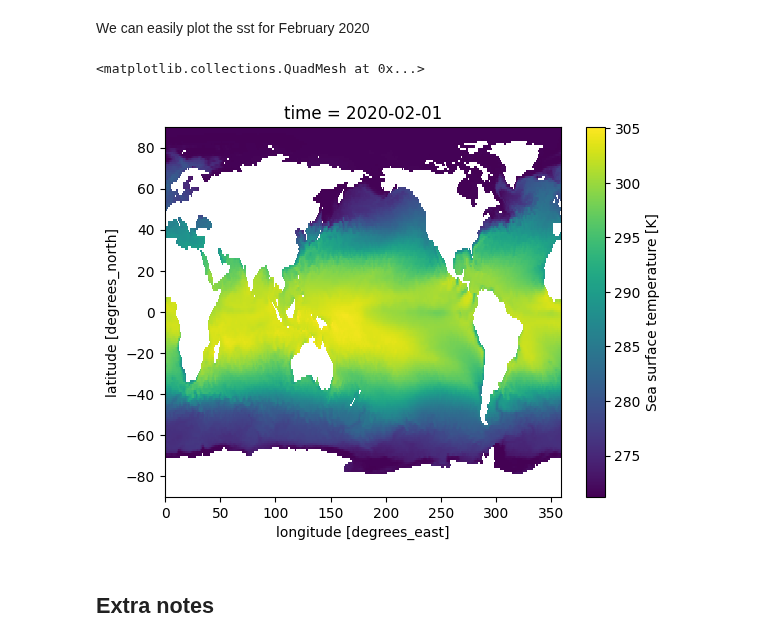
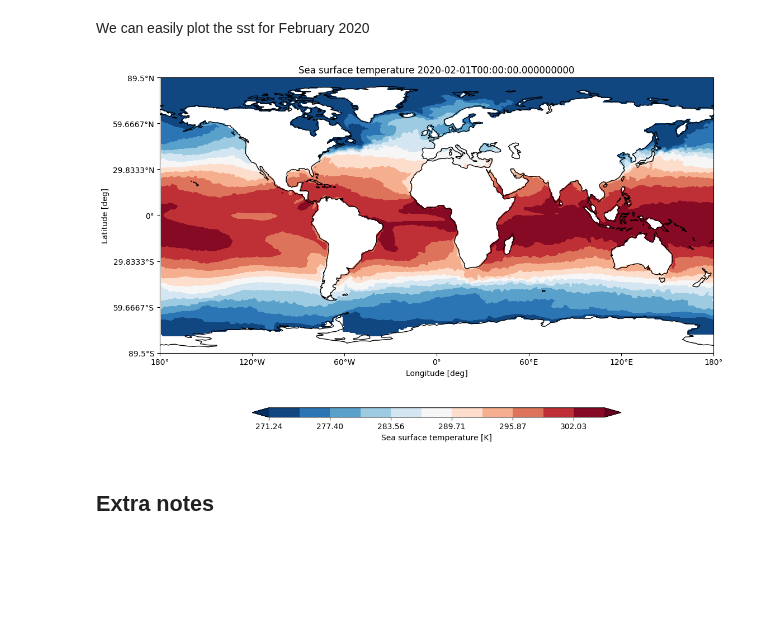
Before and after one commit to Predictia/AQUA, a Jupyter notebook: notebooks/reader/main.ipynb, the cells around one changed output. Saved outputs shown, nothing was run; the diff lists cells and outputs as text; code cells hidden in the pictures; blank space fills up the shorter version.

```diff
--- a/notebooks/reader/main.ipynb
+++ b/notebooks/reader/main.ipynb
@@ -176,10 +210,9 @@ Attributes:
 # %% [markdown]
 We can easily plot the sst for February 2020
-# %%
-data['sst'][1,:,:].plot()
-# %% [output]
-<matplotlib.collections.QuadMesh at 0x...>
-[figure, removed]
+# %%
+plot_single_map(data['sst'][1,:,:], transform_first=True)
+# %% [output]
+[figure, added]
 # %% [markdown]
 ## Extra notes
 # %% [markdown]
```
Also changed, not shown: parts of 10 cells of this notebook.
